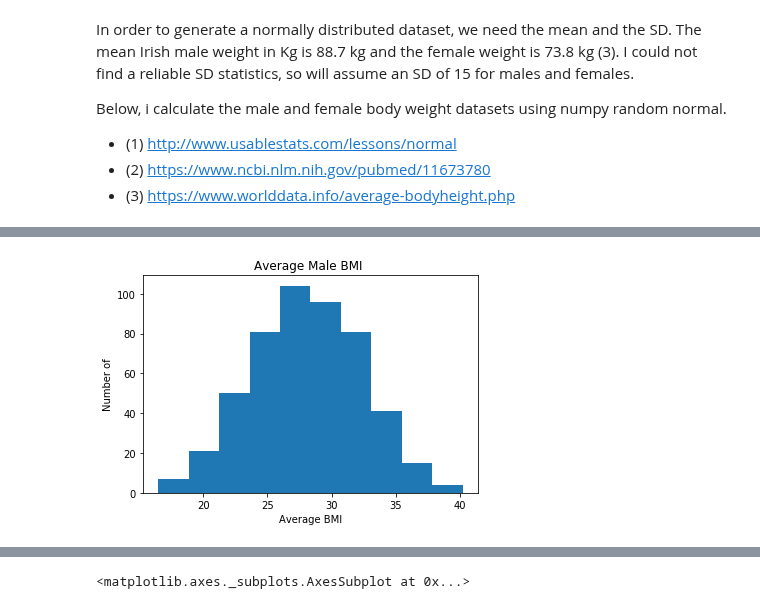
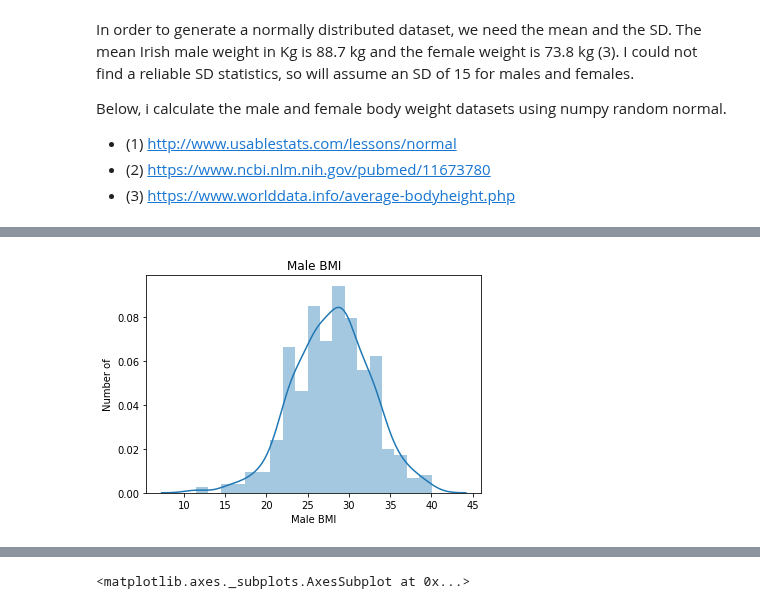
Before and after one commit to dermotkel/programming-project, a Jupyter notebook: Programming Project.ipynb, the cells around one changed output, grey strips where cells are left out. Saved outputs shown, nothing was run; the diff lists cells and outputs as text; code cells hidden in the pictures.

```diff
--- a/Programming Project.ipynb
+++ b/Programming Project.ipynb
@@ -334,9 +342,9 @@ https://academic.oup.com/jpubhealth/article/38/3/607/2239800
 # %%
-mbmi  = np.random.normal(28.095, 4.4, 500)
-plt.hist(mbmi)
-plt.title('Average Male BMI ')
-plt.xlabel('Average BMI')
+mbmi  = pd.DataFrame(np.random.normal(28.095, 4.8, 500))
+sns.distplot(mbmi)
+plt.title('Male BMI')
+plt.xlabel('Male BMI')
 plt.ylabel('Number of')
 plt.show()
 # %% [output]
-[figure, old version]
+[figure, new version]
```
Also changed, not shown: parts of 12 cells of this notebook.
